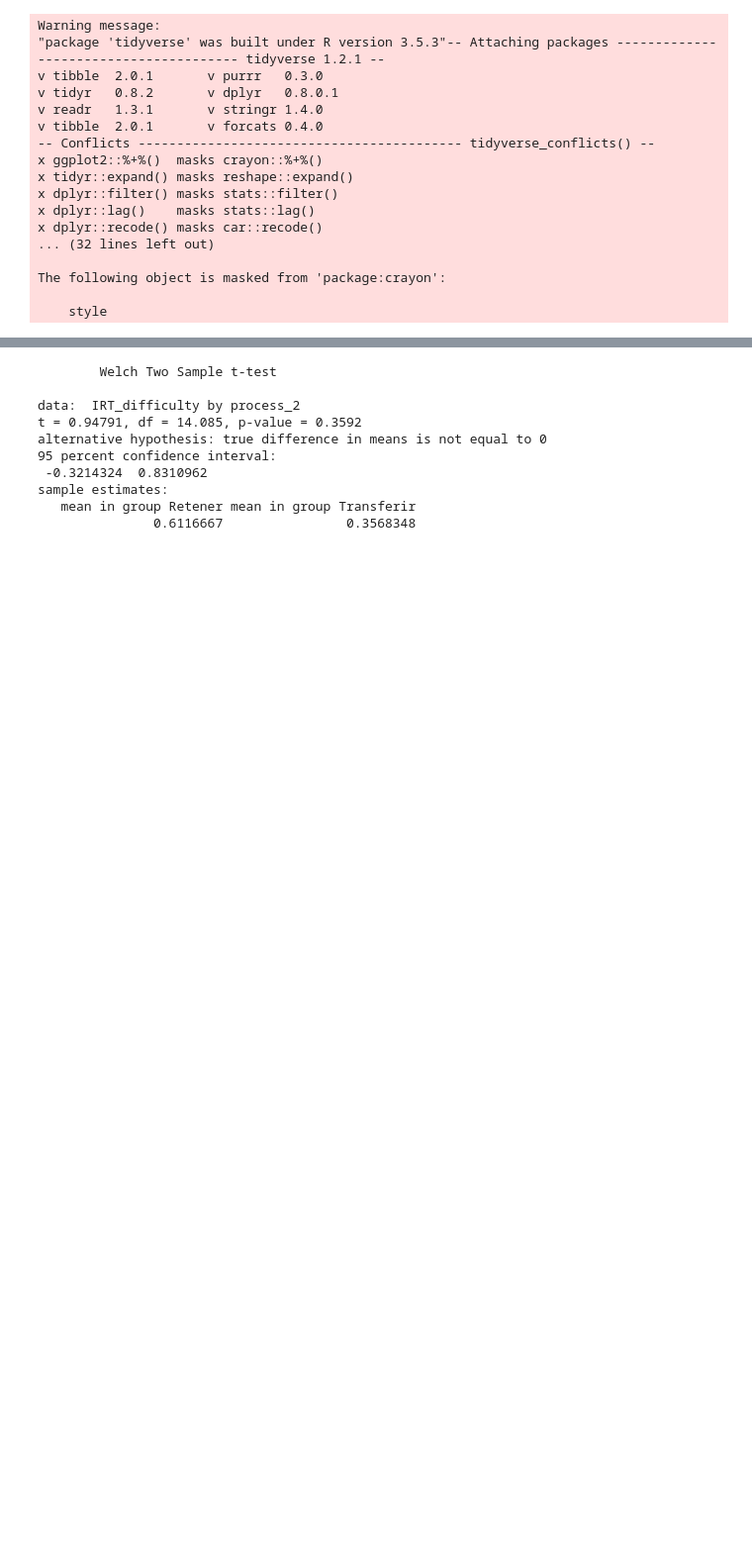
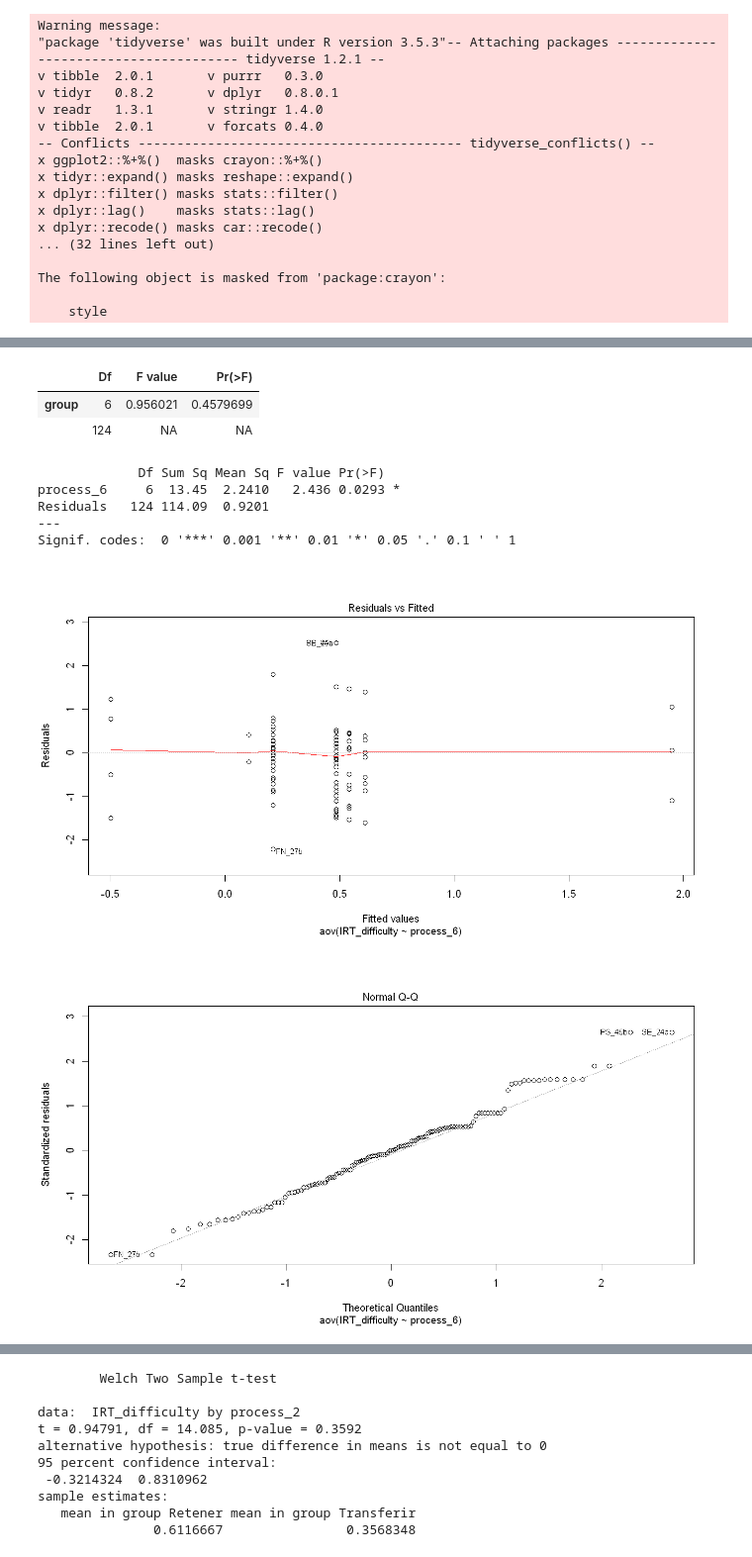
Before and after one commit to Yagwar/ASAG_Test, a Jupyter notebook: Final Results.ipynb, the cells around one changed output, grey strips where cells are left out. Shown at 99% size. Cells and saved outputs as stored; diff of their text form; code cells hidden in the pictures; blank space fills up the shorter version.

```diff
--- a/Final Results.ipynb
+++ b/Final Results.ipynb
@@ -152,0 +235,17 @@ Warning message in grid.Call(C_textBounds, as.graphicsAnnot(x$label), x$x, x$y,
+# %%
+leveneTest(IRT_difficulty ~ process_6, data = data)
+irt_process_6_aov <- aov(IRT_difficulty ~ process_6, data = data)
+summary(irt_process_6_aov)
+plot(irt_process_6_aov, 1)
+plot(irt_process_6_aov, 2)
+# %% [output]
+|  | Df | F value | Pr(>F) |
+| group | 6 | 0.956021 | 0.4579699 |
+|  | 124 | NA | NA |
+             Df Sum Sq Mean Sq F value Pr(>F)
+process_6     6  13.45  2.2410   2.436 0.0293 *
+Residuals   124 114.09  0.9201
+---
+Signif. codes:  0 '***' 0.001 '**' 0.01 '*' 0.05 '.' 0.1 ' ' 1
+[figure, added]
+[figure, added]
```
Also changed, not shown: parts of 7 cells of this notebook.
